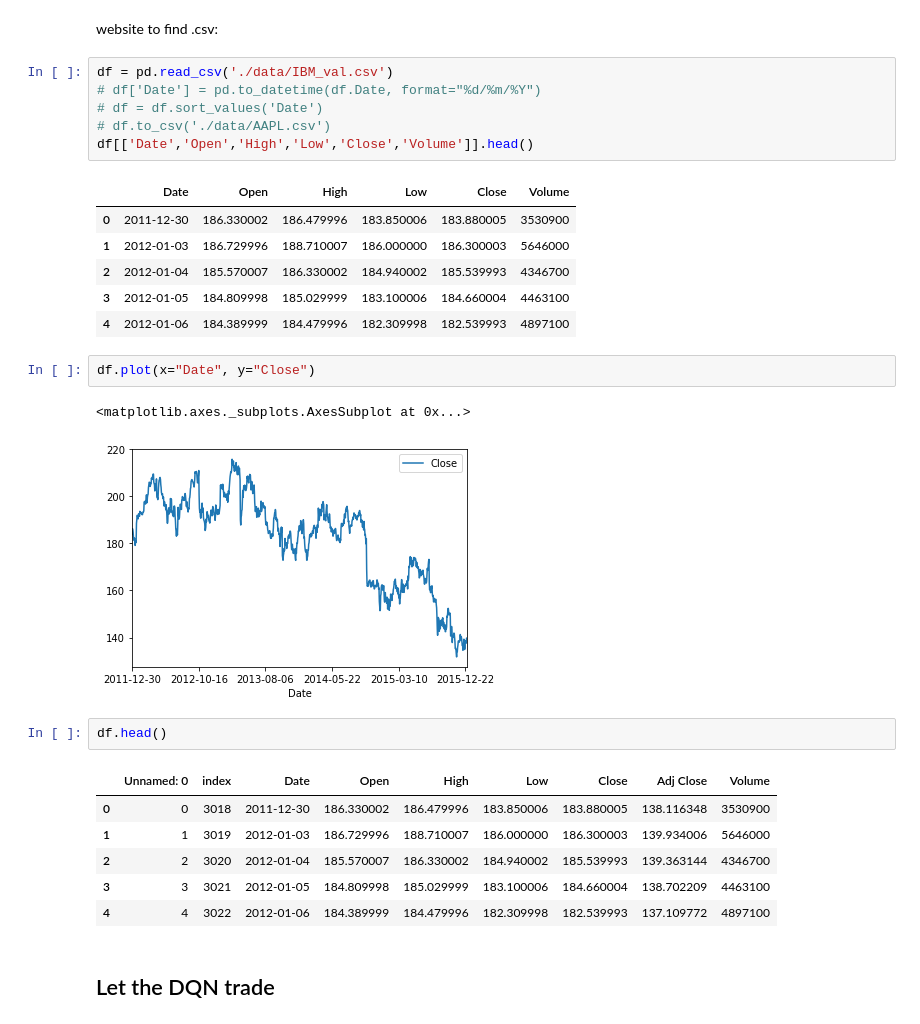
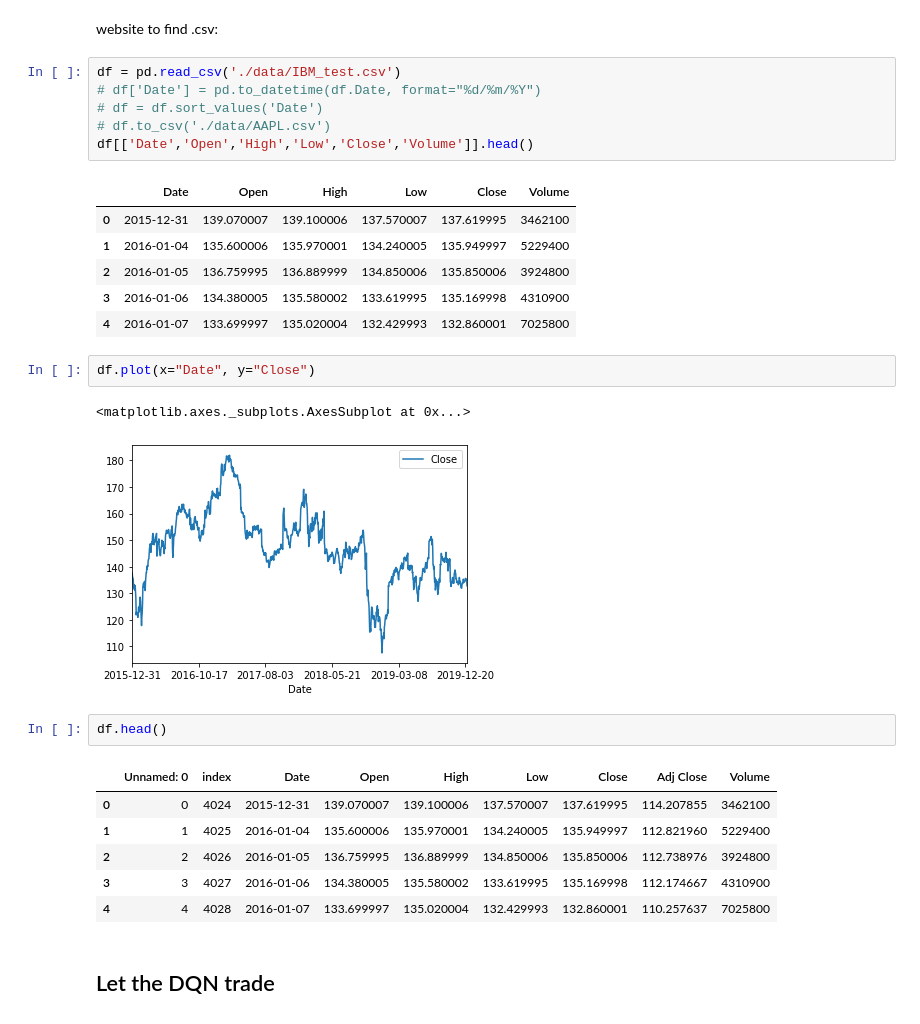
Before and after one commit to AceZz/P3A-Deep-Reinforcement-Learning, a Jupyter notebook: Stock-Trading-Environment/comparing.ipynb, the cells around one changed output. Drawn from its saved outputs; the diff is of its cells as text.

```diff
--- a/Stock-Trading-Environment/comparing.ipynb
+++ b/Stock-Trading-Environment/comparing.ipynb
@@ -8,32 +8,32 @@ from utils.utils import convert_action
 # %% [markdown]
 website to find .csv:
 # %%
-df = pd.read_csv('./data/IBM_val.csv')
+df = pd.read_csv('./data/IBM_test.csv')
 # df['Date'] = pd.to_datetime(df.Date, format="%d/%m/%Y")
 # df = df.sort_values('Date')
 # df.to_csv('./data/AAPL.csv')
 df[['Date','Open','High','Low','Close','Volume']].head()
 # %% [output]
 |  | Date | Open | High | Low | Close | Volume |
-| 0 | 2011-12-30 | 186.330002 | 186.479996 | 183.850006 | 183.880005 | 3530900 |
-| 1 | 2012-01-03 | 186.729996 | 188.710007 | 186.000000 | 186.300003 | 5646000 |
-| 2 | 2012-01-04 | 185.570007 | 186.330002 | 184.940002 | 185.539993 | 4346700 |
-| 3 | 2012-01-05 | 184.809998 | 185.029999 | 183.100006 | 184.660004 | 4463100 |
-| 4 | 2012-01-06 | 184.389999 | 184.479996 | 182.309998 | 182.539993 | 4897100 |
+| 0 | 2015-12-31 | 139.070007 | 139.100006 | 137.570007 | 137.619995 | 3462100 |
+| 1 | 2016-01-04 | 135.600006 | 135.970001 | 134.240005 | 135.949997 | 5229400 |
+| 2 | 2016-01-05 | 136.759995 | 136.889999 | 134.850006 | 135.850006 | 3924800 |
+| 3 | 2016-01-06 | 134.380005 | 135.580002 | 133.619995 | 135.169998 | 4310900 |
+| 4 | 2016-01-07 | 133.699997 | 135.020004 | 132.429993 | 132.860001 | 7025800 |
 # %%
 df.plot(x="Date", y="Close")
 # %% [output]
 <matplotlib.axes._subplots.AxesSubplot at 0x...>
-[figure, old version]
+[figure, new version]
 # %%
 df.head()
 # %% [output]
 |  | Unnamed: 0 | index | Date | Open | High | Low | Close | Adj Close | Volume |
-| 0 | 0 | 3018 | 2011-12-30 | 186.330002 | 186.479996 | 183.850006 | 183.880005 | 138.116348 | 3530900 |
-| 1 | 1 | 3019 | 2012-01-03 | 186.729996 | 188.710007 | 186.000000 | 186.300003 | 139.934006 | 5646000 |
-| 2 | 2 | 3020 | 2012-01-04 | 185.570007 | 186.330002 | 184.940002 | 185.539993 | 139.363144 | 4346700 |
-| 3 | 3 | 3021 | 2012-01-05 | 184.809998 | 185.029999 | 183.100006 | 184.660004 | 138.702209 | 4463100 |
-| 4 | 4 | 3022 | 2012-01-06 | 184.389999 | 184.479996 | 182.309998 | 182.539993 | 137.109772 | 4897100 |
+| 0 | 0 | 4024 | 2015-12-31 | 139.070007 | 139.100006 | 137.570007 | 137.619995 | 114.207855 | 3462100 |
+| 1 | 1 | 4025 | 2016-01-04 | 135.600006 | 135.970001 | 134.240005 | 135.949997 | 112.821960 | 5229400 |
+| 2 | 2 | 4026 | 2016-01-05 | 136.759995 | 136.889999 | 134.850006 | 135.850006 | 112.738976 | 3924800 |
+| 3 | 3 | 4027 | 2016-01-06 | 134.380005 | 135.580002 | 133.619995 | 135.169998 | 112.174667 | 4310900 |
+| 4 | 4 | 4028 | 2016-01-07 | 133.699997 | 135.020004 | 132.429993 | 132.860001 | 110.257637 | 7025800 |
 # %% [markdown]
 ## Let the DQN trade
 # %%
```
Also changed, not shown: parts of 10 cells of this notebook, 1 other file.
